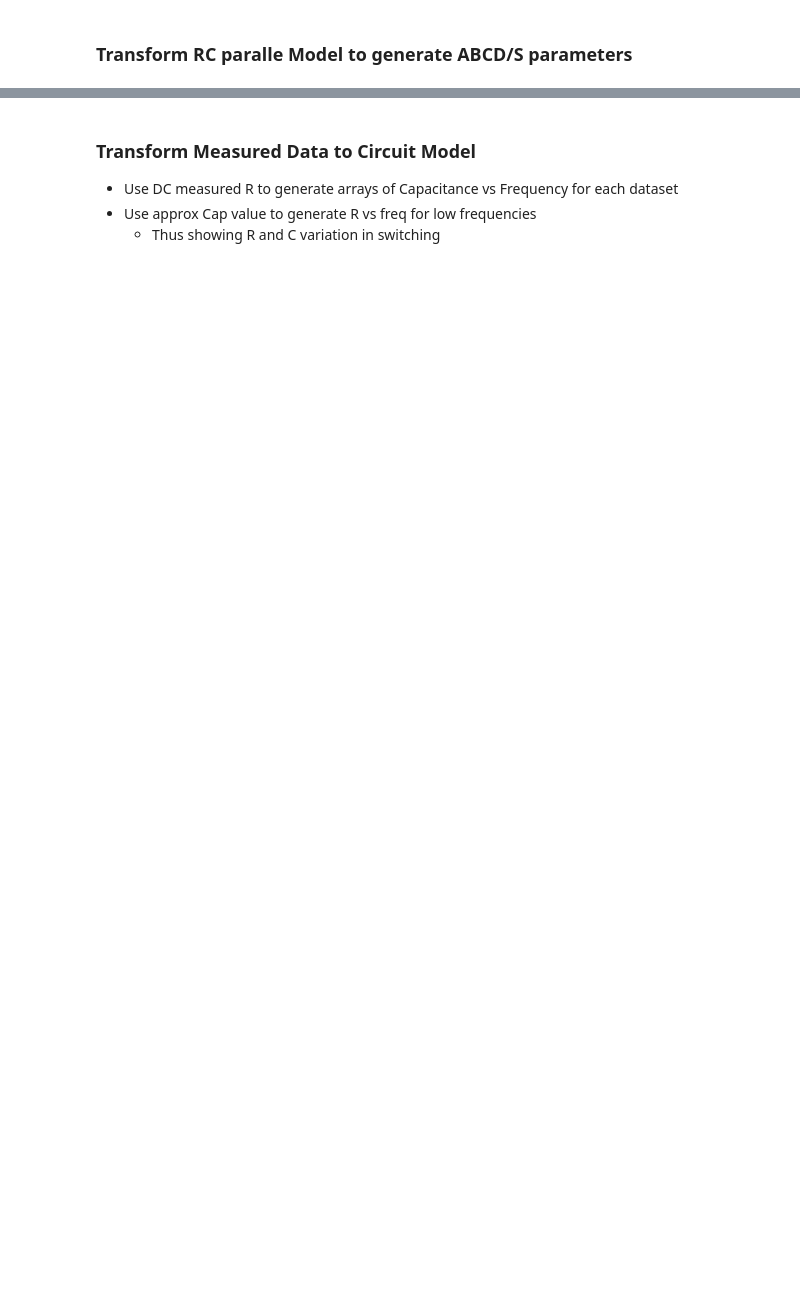
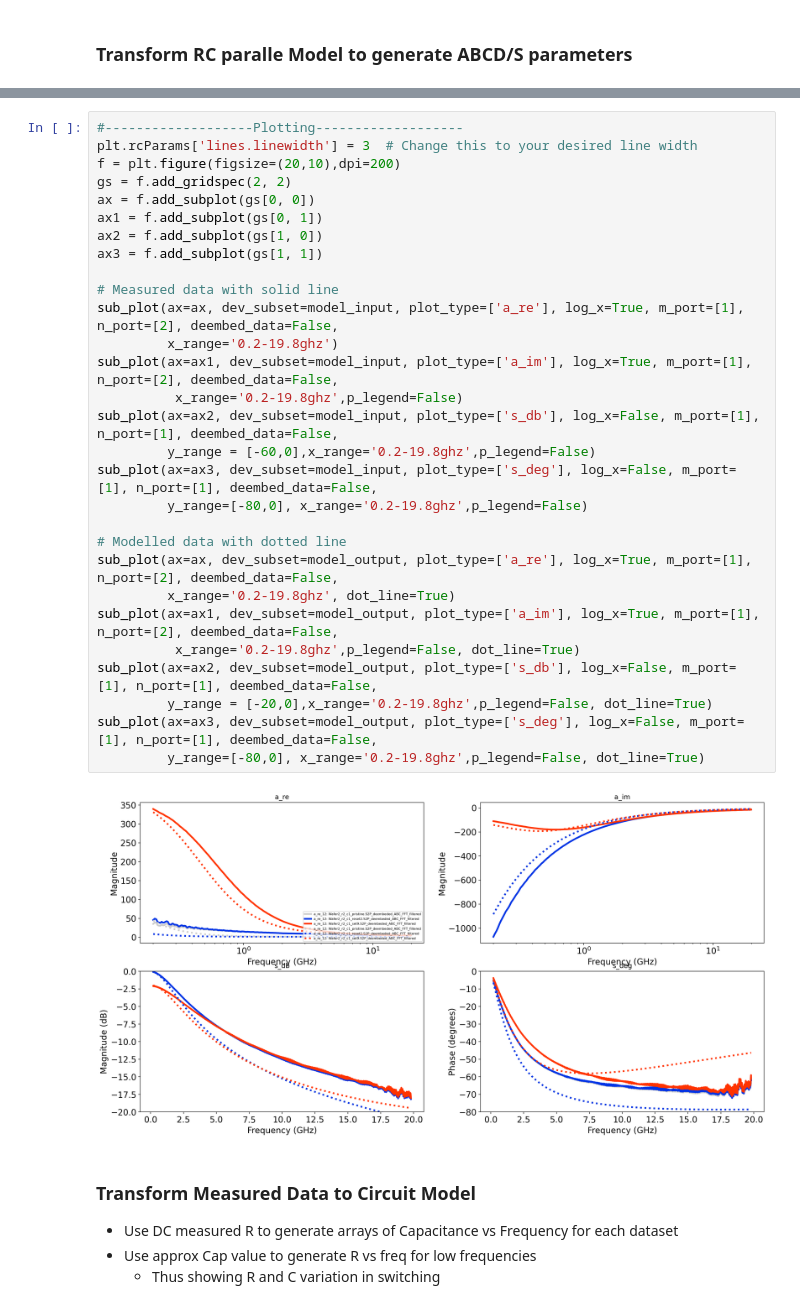
Before and after one commit to hc3413/VNA_Analysis, a Jupyter notebook: Exp_Modelling.ipynb, the cells around one changed output, grey strips where cells are left out. Saved outputs shown, nothing was run; the diff lists cells and outputs as text; blank space fills up the shorter version.

```diff
--- a/Exp_Modelling.ipynb
+++ b/Exp_Modelling.ipynb
@@ -213,3 +297,34 @@ plt.show()
+# %%
+#-------------------Plotting-------------------
+plt.rcParams['lines.linewidth'] = 3  # Change this to your desired line width
+f = plt.figure(figsize=(20,10),dpi=200)
+gs = f.add_gridspec(2, 2)
+ax = f.add_subplot(gs[0, 0])
+ax1 = f.add_subplot(gs[0, 1])
+ax2 = f.add_subplot(gs[1, 0])
+ax3 = f.add_subplot(gs[1, 1])
+
+# Measured data with solid line
+sub_plot(ax=ax, dev_subset=model_input, plot_type=['a_re'], log_x=True, m_port=[1], n_port=[2], deembed_data=False,
+         x_range='0.2-19.8ghz')
+sub_plot(ax=ax1, dev_subset=model_input, plot_type=['a_im'], log_x=True, m_port=[1], n_port=[2], deembed_data=False,
+          x_range='0.2-19.8ghz',p_legend=False)
+sub_plot(ax=ax2, dev_subset=model_input, plot_type=['s_db'], log_x=False, m_port=[1], n_port=[1], deembed_data=False,
+         y_range = [-60,0],x_range='0.2-19.8ghz',p_legend=False)
+sub_plot(ax=ax3, dev_subset=model_input, plot_type=['s_deg'], log_x=False, m_port=[1], n_port=[1], deembed_data=False,
+         y_range=[-80,0], x_range='0.2-19.8ghz',p_legend=False)
+
+# Modelled data with dotted line
+sub_plot(ax=ax, dev_subset=model_output, plot_type=['a_re'], log_x=True, m_port=[1], n_port=[2], deembed_data=False,
+         x_range='0.2-19.8ghz', dot_line=True)
+sub_plot(ax=ax1, dev_subset=model_output, plot_type=['a_im'], log_x=True, m_port=[1], n_port=[2], deembed_data=False,
+          x_range='0.2-19.8ghz',p_legend=False, dot_line=True)
+sub_plot(ax=ax2, dev_subset=model_output, plot_type=['s_db'], log_x=False, m_port=[1], n_port=[1], deembed_data=False,
+         y_range = [-20,0],x_range='0.2-19.8ghz',p_legend=False, dot_line=True)
+sub_plot(ax=ax3, dev_subset=model_output, plot_type=['s_deg'], log_x=False, m_port=[1], n_port=[1], deembed_data=False,
+         y_range=[-80,0], x_range='0.2-19.8ghz',p_legend=False, dot_line=True)
+# %% [output]
+[figure, added]
 # %% [markdown]
 ### Transform Measured Data to Circuit Model
 - Use DC measured R to generate arrays of Capacitance vs Frequency for each dataset
```
Also changed, not shown: parts of 3 cells of this notebook, 2 other files.
